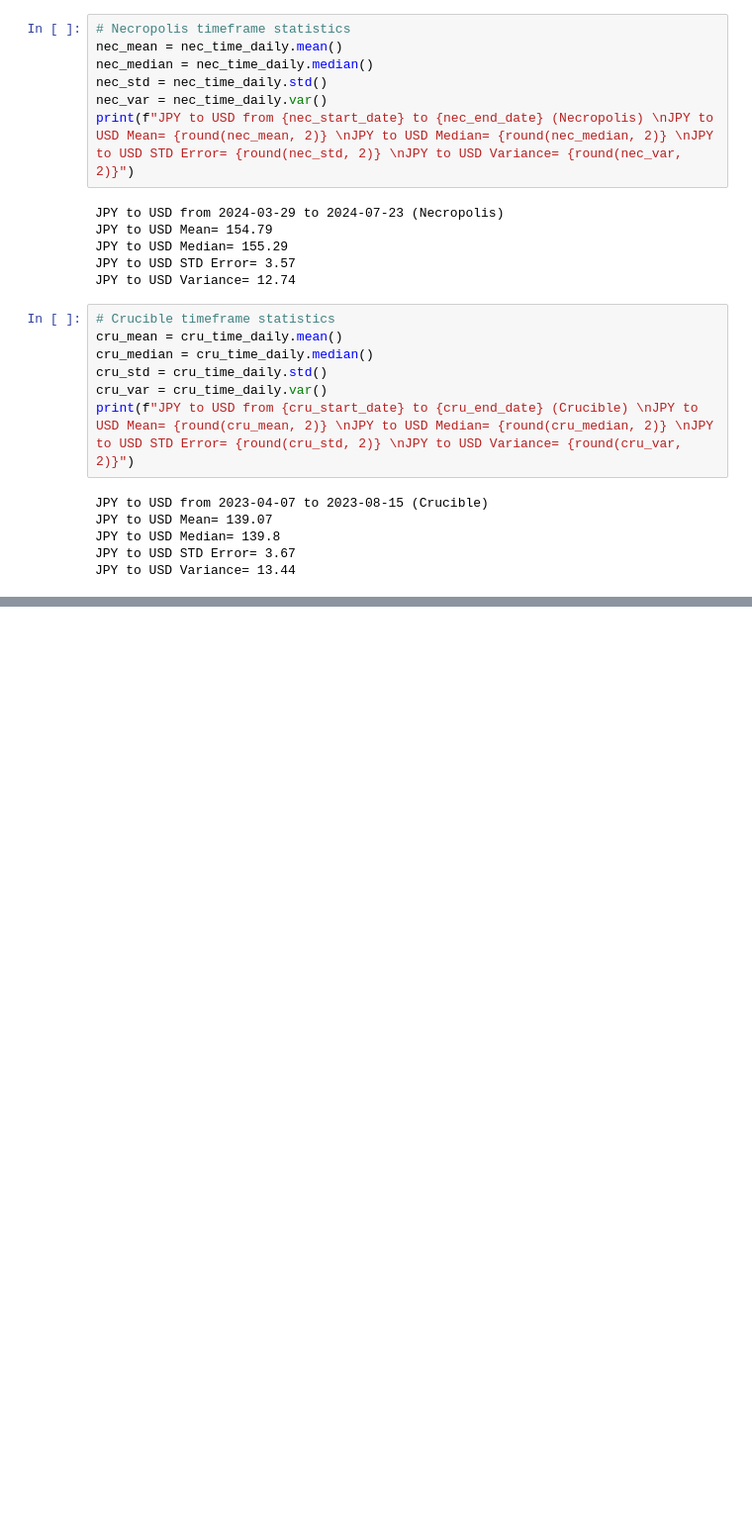
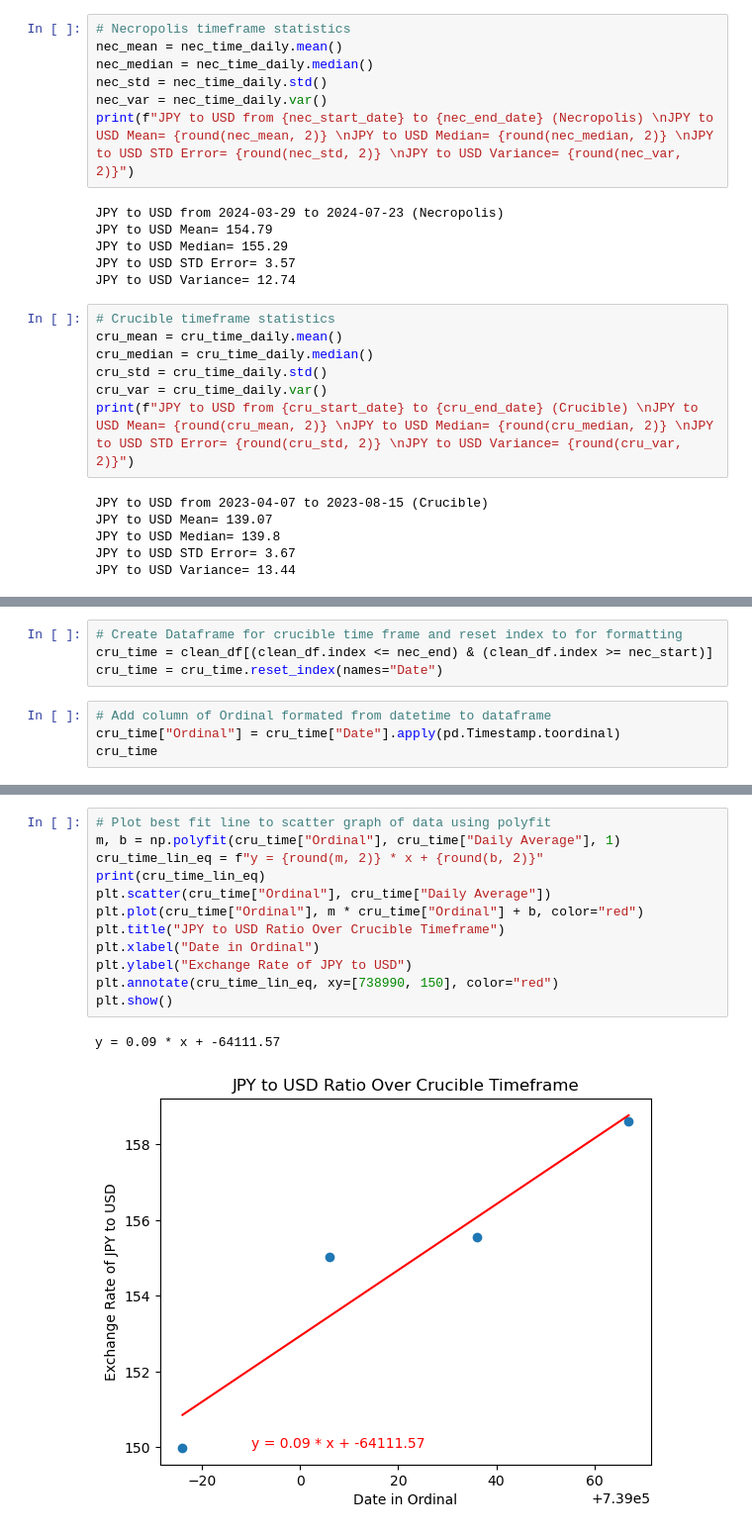
Before and after one commit to Brendan838/Path-of-Exile-Analysis, a Jupyter notebook: StockAPI.ipynb, the cells around one changed output, grey strips where cells are left out. Shown: that part at 99% size. Cells and saved outputs as stored; diff of their text form; blank space fills up the shorter version.

Commit message:
Partially finished Chaos/Divine scatter, added graph elements

```diff
--- a/StockAPI.ipynb
+++ b/StockAPI.ipynb
@@ -157,3 +157,11 @@ slope, intercept, r, p, se = linregress(bfl["Ordinal"], bfl["Daily Average"])
 print(f"y = {slope}x + {intercept}")
 # %% [output]
 y = 0.08696145224091921x + -64111.571138774416
+# %%
+# Create Dataframe for crucible time frame and reset index to for formatting
+cru_time = clean_df[(clean_df.index <= nec_end) & (clean_df.index >= nec_start)]
+cru_time = cru_time.reset_index(names="Date")
+# %%
+# Add column of Ordinal formated from datetime to dataframe
+cru_time["Ordinal"] = cru_time["Date"].apply(pd.Timestamp.toordinal)
+cru_time
@@ -159,0 +174,15 @@ y = 0.08696145224091921x + -64111.571138774416
+# %%
+# Plot best fit line to scatter graph of data using polyfit
+m, b = np.polyfit(cru_time["Ordinal"], cru_time["Daily Average"], 1)
+cru_time_lin_eq = f"y = {round(m, 2)} * x + {round(b, 2)}"
+print(cru_time_lin_eq)
+plt.scatter(cru_time["Ordinal"], cru_time["Daily Average"])
+plt.plot(cru_time["Ordinal"], m * cru_time["Ordinal"] + b, color="red")
+plt.title("JPY to USD Ratio Over Crucible Timeframe")
+plt.xlabel("Date in Ordinal")
+plt.ylabel("Exchange Rate of JPY to USD")
+plt.annotate(cru_time_lin_eq, xy=[738990, 150], color="red")
+plt.show()
+# %% [output]
+y = 0.09 * x + -64111.57
+[figure, added]
```
Also changed, not shown: parts of 11 cells of this notebook.
